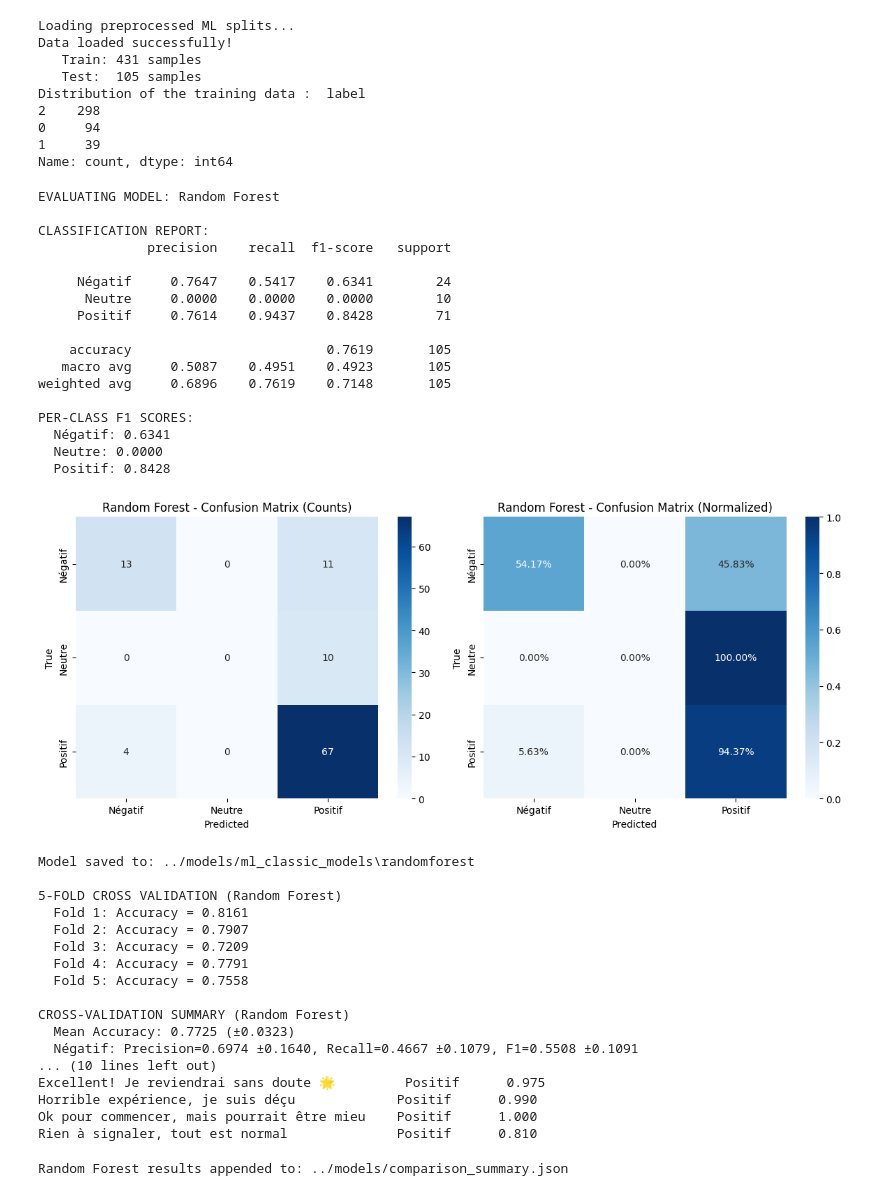
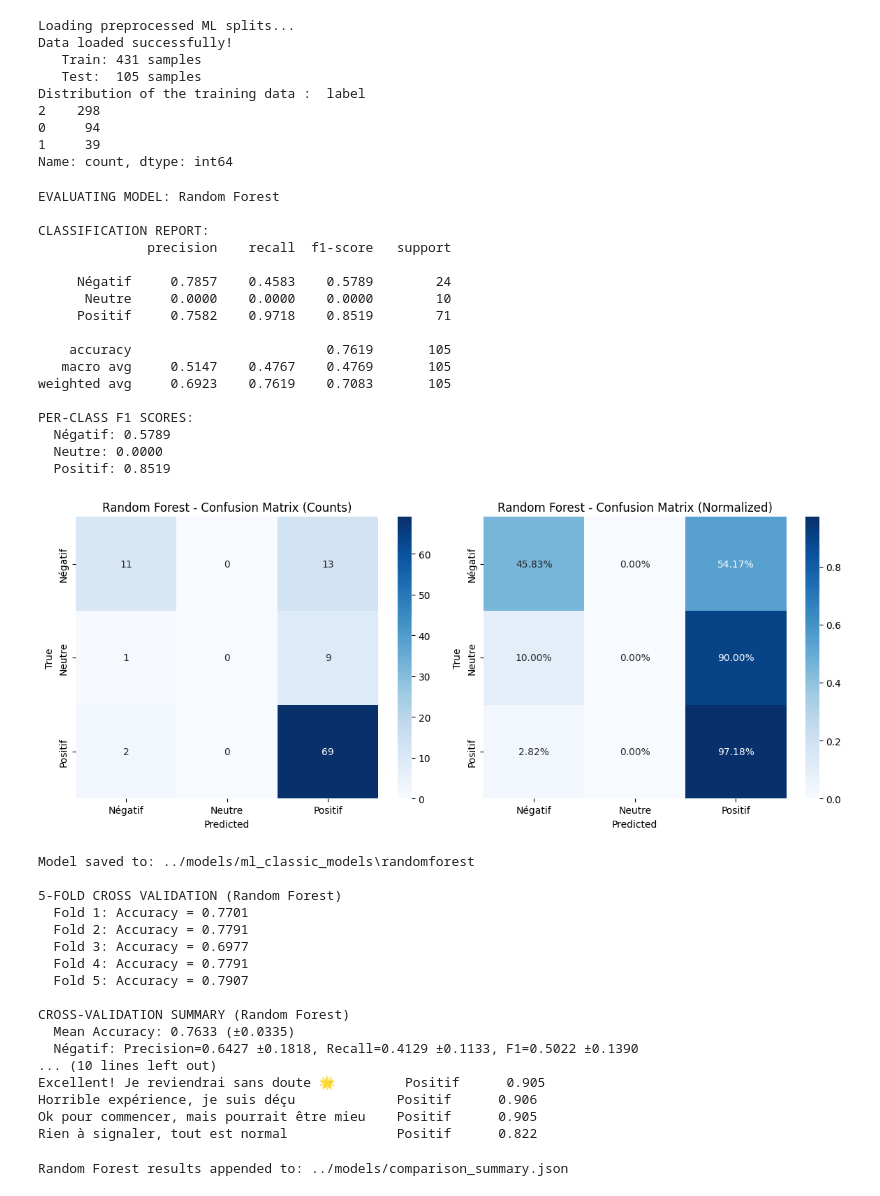
Before and after one commit to eya2105/customer_review_analysis, a Jupyter notebook: models/random_forest.ipynb, the cells around one changed output. Drawn from its saved outputs; the diff is of its cells as text; code cells hidden in the pictures.

Commit message:
Random Forest

```diff
--- a/models/random_forest.ipynb
+++ b/models/random_forest.ipynb
@@ -162,57 +162,57 @@ def save_model(pipeline, model_name):
     return filepath
 # %%
 rf_pipeline = Pipeline([
-    ('tfidf', TfidfVectorizer(min_df=2, max_df=0.95, ngram_range=(1,2), sublinear_tf=True)),
-    ('clf', RandomForestClassifier(n_estimators=200, random_state=42))
+    ('tfidf', TfidfVectorizer(min_df=2, max_df=0.95, ngram_range=(1,1))),
+    ('clf', RandomForestClassifier(n_estimators=200, max_depth=30, min_samples_split=5, min_samples_leaf=2, n_jobs=-1, random_state=42))
 ])
 
 # Train & evaluate
 rf_model, rf_pred = evaluate_model(rf_pipeline, X_train, y_train, X_test, y_test, "Random Forest")
 
 # Save model
 rf_model_path = save_model(rf_model, "RandomForest")
 
 # Cross-validation
 cross_validate_model(rf_pipeline, X_train, y_train, "Random Forest", cv_folds=5)
 
 # Sample testing
 test_samples(rf_pipeline, SAMPLES, "Random Forest")
 # %% [output]
 EVALUATING MODEL: Random Forest
 
 CLASSIFICATION REPORT:
               precision    recall  f1-score   support
 
-     Négatif     0.7647    0.5417    0.6341        24
+     Négatif     0.7857    0.4583    0.5789        24
       Neutre     0.0000    0.0000    0.0000        10
-     Positif     0.7614    0.9437    0.8428        71
+     Positif     0.7582    0.9718    0.8519        71
 
     accuracy                         0.7619       105
-   macro avg     0.5087    0.4951    0.4923       105
-weighted avg     0.6896    0.7619    0.7148       105
+   macro avg     0.5147    0.4767    0.4769       105
+weighted avg     0.6923    0.7619    0.7083       105
 
 PER-CLASS F1 SCORES:
-  Négatif: 0.6341
+  Négatif: 0.5789
   Neutre: 0.0000
-  Positif: 0.8428
+  Positif: 0.8519
-[figure, old version]
+[figure, new version]
 Model saved to: ../models/ml_classic_models\randomforest
 
 5-FOLD CROSS VALIDATION (Random Forest)
-  Fold 1: Accuracy = 0.8161
-  Fold 2: Accuracy = 0.7907
-  Fold 3: Accuracy = 0.7209
+  Fold 1: Accuracy = 0.7701
+  Fold 2: Accuracy = 0.7791
+  Fold 3: Accuracy = 0.6977
   Fold 4: Accuracy = 0.7791
-  Fold 5: Accuracy = 0.7558
+  Fold 5: Accuracy = 0.7907
 
 CROSS-VALIDATION SUMMARY (Random Forest)
-  Mean Accuracy: 0.7725 (±0.0323)
-  Négatif: Precision=0.6974 ±0.1640, Recall=0.4667 ±0.1079, F1=0.5508 ±0.1091
+  Mean Accuracy: 0.7633 (±0.0335)
+  Négatif: Precision=0.6427 ±0.1818, Recall=0.4129 ±0.1133, F1=0.5022 ±0.1390
 ... (10 lines left out)
-Excellent! Je reviendrai sans doute 🌟         Positif      0.975
-Horrible expérience, je suis déçu             Positif      0.990
-Ok pour commencer, mais pourrait être mieu    Positif      1.000
-Rien à signaler, tout est normal              Positif      0.810
+Excellent! Je reviendrai sans doute 🌟         Positif      0.905
+Horrible expérience, je suis déçu             Positif      0.906
+Ok pour commencer, mais pourrait être mieu    Positif      0.905
+Rien à signaler, tout est normal              Positif      0.822
 # %%
 if os.path.exists(RESULTS_PATH):
     with open(RESULTS_PATH, 'r', encoding='utf-8') as f:
```
